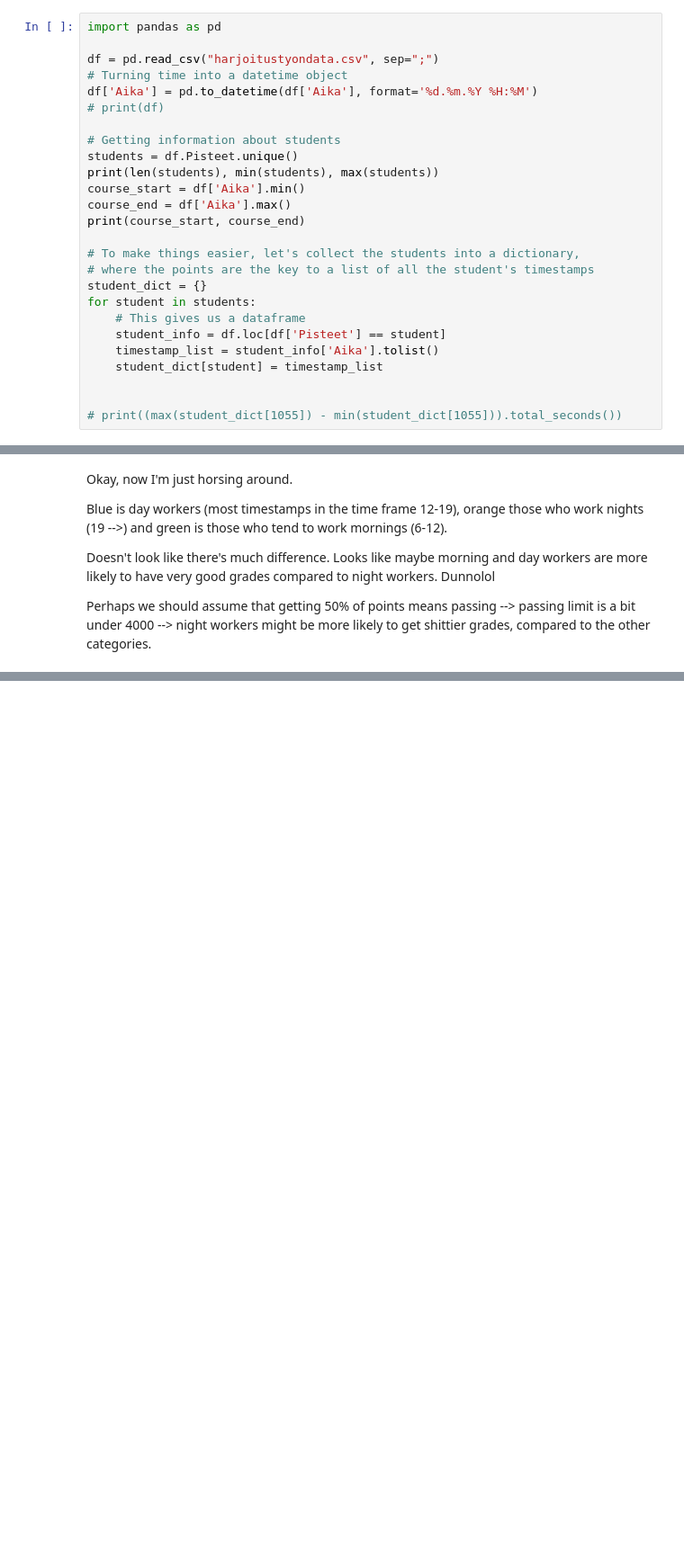
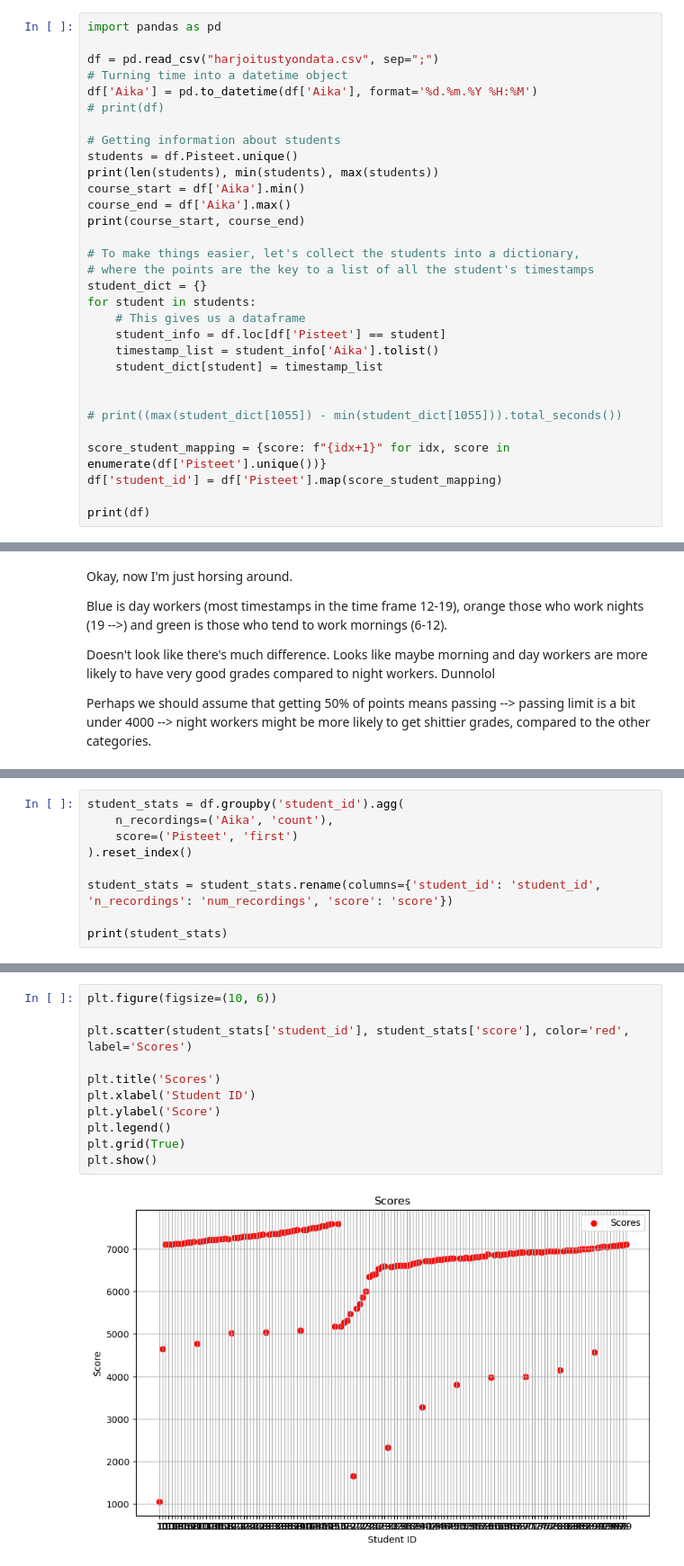
Before and after one commit to fskgiulia/JYUEF01, a Jupyter notebook: project_notebook.ipynb, the cells around one changed output, grey strips where cells are left out. Shown: that part at 90% size. Cells and saved outputs as stored; diff of their text form; blank space fills up the shorter version.

```diff
--- a/project_notebook.ipynb
+++ b/project_notebook.ipynb
@@ -24,6 +24,11 @@ for student in students:
 
 
 # print((max(student_dict[1055]) - min(student_dict[1055])).total_seconds())
+
+score_student_mapping = {score: f"{idx+1}" for idx, score in enumerate(df['Pisteet'].unique())}
+df['student_id'] = df['Pisteet'].map(score_student_mapping)
+
+print(df)
 # %% [output]
 150 1055 7594
 2019-08-07 10:15:00 2020-01-29 14:11:00
@@ -199,0 +249,9 @@ Perhaps we should assume that getting 50% of points means passing --> passing li
+# %%
+student_stats = df.groupby('student_id').agg(
+    n_recordings=('Aika', 'count'),
+    score=('Pisteet', 'first')
+).reset_index()
+
+student_stats = student_stats.rename(columns={'student_id': 'student_id', 'n_recordings': 'num_recordings', 'score': 'score'})
+
+print(student_stats)
@@ -199,0 +275,13 @@ Perhaps we should assume that getting 50% of points means passing --> passing li
+# %%
+plt.figure(figsize=(10, 6))
+
+plt.scatter(student_stats['student_id'], student_stats['score'], color='red', label='Scores')
+
+plt.title('Scores')
+plt.xlabel('Student ID')
+plt.ylabel('Score')
+plt.legend()
+plt.grid(True)
+plt.show()
+# %% [output]
+[figure, added]
```
Also changed, not shown: parts of 12 cells of this notebook.
